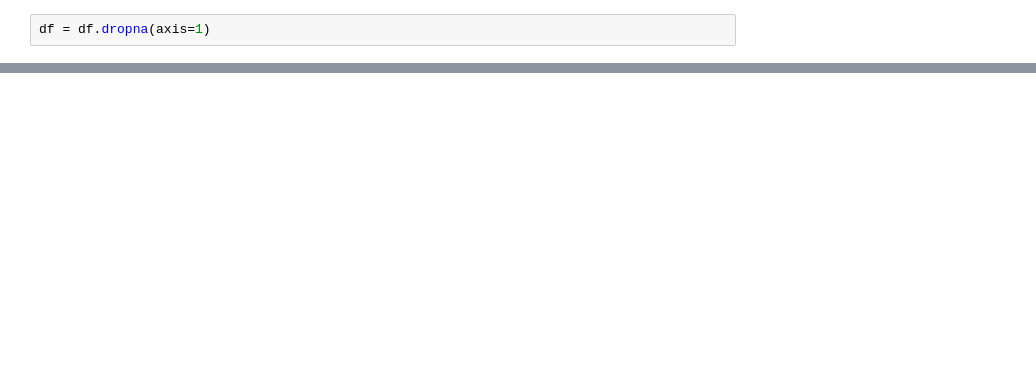
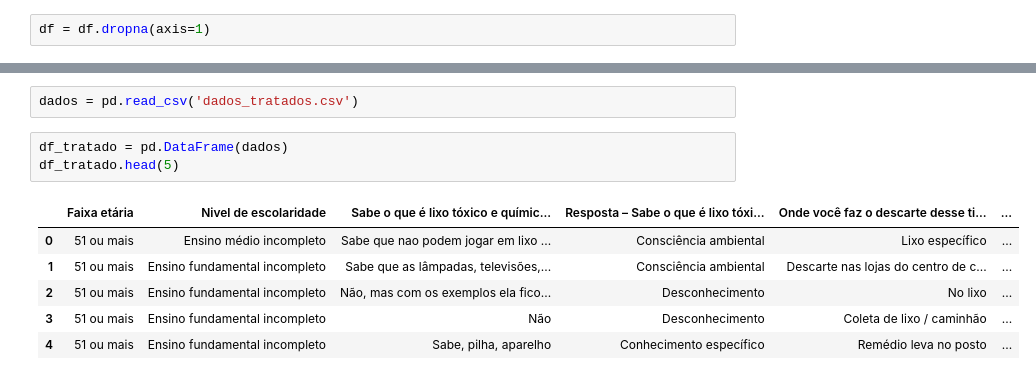
Before and after one commit to ramux2/Analise-de-dados-pesquisa-meio-ambiente, a Jupyter notebook: data_analysis.ipynb, the cells around one changed output, grey strips where cells are left out. Cells and saved outputs as stored; diff of their text form; blank space fills up the shorter version.

```diff
--- a/data_analysis.ipynb
+++ b/data_analysis.ipynb
@@ -141,0 +46,12 @@ pandas.core.series.Series
+# %%
+dados = pd.read_csv('dados_tratados.csv')
+# %%
+df_tratado = pd.DataFrame(dados)
+df_tratado.head(5)
+# %% [output]
+|  | Faixa etária | Nivel de escolaridade | Sabe o que é lixo tóxico e químic... | Resposta – Sabe o que é lixo tóxi... | Onde você faz o descarte desse ti... | ... |
+| 0 | 51 ou mais | Ensino médio incompleto | Sabe que nao podem jogar em lixo ... | Consciência ambiental | Lixo específico | ... |
+| 1 | 51 ou mais | Ensino fundamental incompleto | Sabe que as lâmpadas, televisões,... | Consciência ambiental | Descarte nas lojas do centro de c... | ... |
+| 2 | 51 ou mais | Ensino fundamental incompleto | Não, mas com os exemplos ela fico... | Desconhecimento | No lixo | ... |
+| 3 | 51 ou mais | Ensino fundamental incompleto | Não | Desconhecimento | Coleta de lixo / caminhão | ... |
+| 4 | 51 ou mais | Ensino fundamental incompleto | Sabe, pilha, aparelho | Conhecimento específico | Remédio leva no posto | ... |
```
Also changed, not shown: parts of 23 cells of this notebook, 7 other files.
